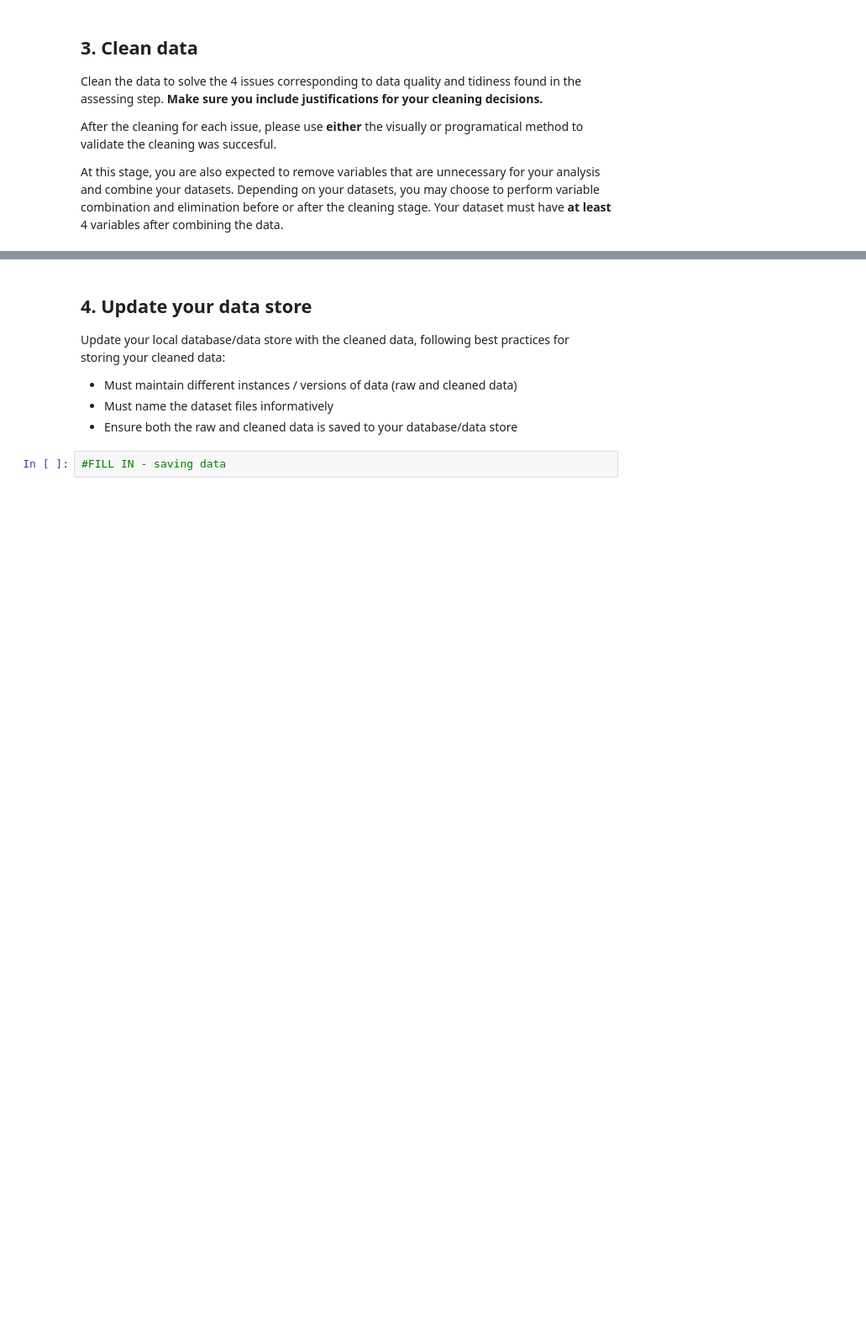
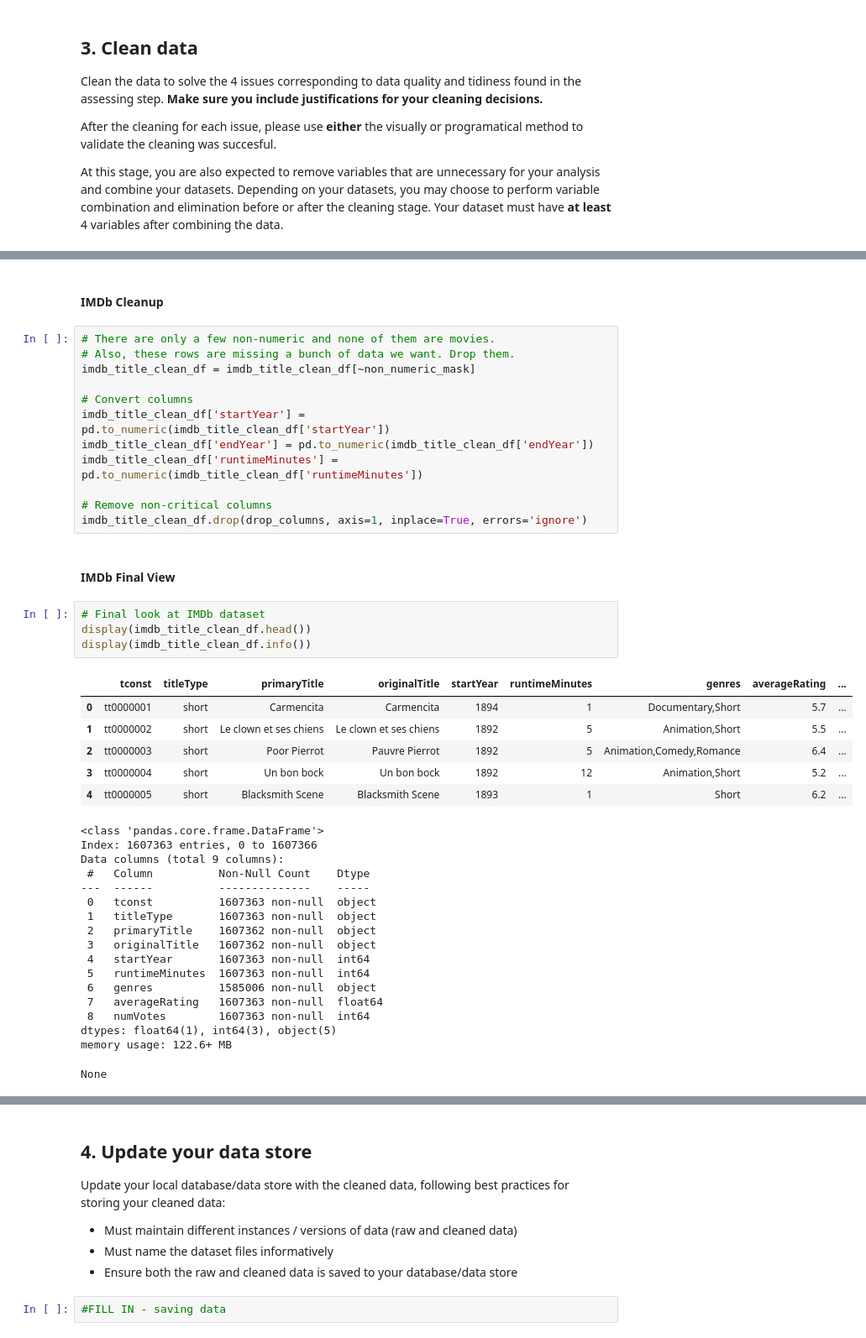
Before and after one commit to kellewic/data-analyst-nanodegree-projects, a Jupyter notebook: project2/data_wrangling_project_starter.ipynb, the cells around one changed output, grey strips where cells are left out. Shown at 84% size. Cells and saved outputs as stored; diff of their text form; blank space fills up the shorter version.

```diff
--- a/project2/data_wrangling_project_starter.ipynb
+++ b/project2/data_wrangling_project_starter.ipynb
@@ -739,0 +962,44 @@ Depending on the datasets, you can also peform the combination before the cleani
+# %% [markdown]
+#### IMDb Cleanup
+# %%
+# There are only a few non-numeric and none of them are movies.
+# Also, these rows are missing a bunch of data we want. Drop them.
+imdb_title_clean_df = imdb_title_clean_df[~non_numeric_mask]
+
+# Convert columns
+imdb_title_clean_df['startYear'] = pd.to_numeric(imdb_title_clean_df['startYear'])
+imdb_title_clean_df['endYear'] = pd.to_numeric(imdb_title_clean_df['endYear'])
+imdb_title_clean_df['runtimeMinutes'] = pd.to_numeric(imdb_title_clean_df['runtimeMinutes'])
+
+# Remove non-critical columns
+imdb_title_clean_df.drop(drop_columns, axis=1, inplace=True, errors='ignore')
+# %% [markdown]
+#### IMDb Final View
+# %%
+# Final look at IMDb dataset
+display(imdb_title_clean_df.head())
+display(imdb_title_clean_df.info())
+# %% [output]
+|  | tconst | titleType | primaryTitle | originalTitle | startYear | runtimeMinutes | genres | averageRating | ... |
+| 0 | tt0000001 | short | Carmencita | Carmencita | 1894 | 1 | Documentary,Short | 5.7 | ... |
+| 1 | tt0000002 | short | Le clown et ses chiens | Le clown et ses chiens | 1892 | 5 | Animation,Short | 5.5 | ... |
+| 2 | tt0000003 | short | Poor Pierrot | Pauvre Pierrot | 1892 | 5 | Animation,Comedy,Romance | 6.4 | ... |
+| 3 | tt0000004 | short | Un bon bock | Un bon bock | 1892 | 12 | Animation,Short | 5.2 | ... |
+| 4 | tt0000005 | short | Blacksmith Scene | Blacksmith Scene | 1893 | 1 | Short | 6.2 | ... |
+<class 'pandas.core.frame.DataFrame'>
+Index: 1607363 entries, 0 to 1607366
+Data columns (total 9 columns):
+ #   Column          Non-Null Count    Dtype
+---  ------          --------------    -----
+ 0   tconst          1607363 non-null  object
+ 1   titleType       1607363 non-null  object
+ 2   primaryTitle    1607362 non-null  object
+ 3   originalTitle   1607362 non-null  object
+ 4   startYear       1607363 non-null  int64
+ 5   runtimeMinutes  1607363 non-null  int64
+ 6   genres          1585006 non-null  object
+ 7   averageRating   1607363 non-null  float64
+ 8   numVotes        1607363 non-null  int64
+dtypes: float64(1), int64(3), object(5)
+memory usage: 122.6+ MB
+None
```
Also changed, not shown: parts of 51 cells of this notebook, 1 other file.
